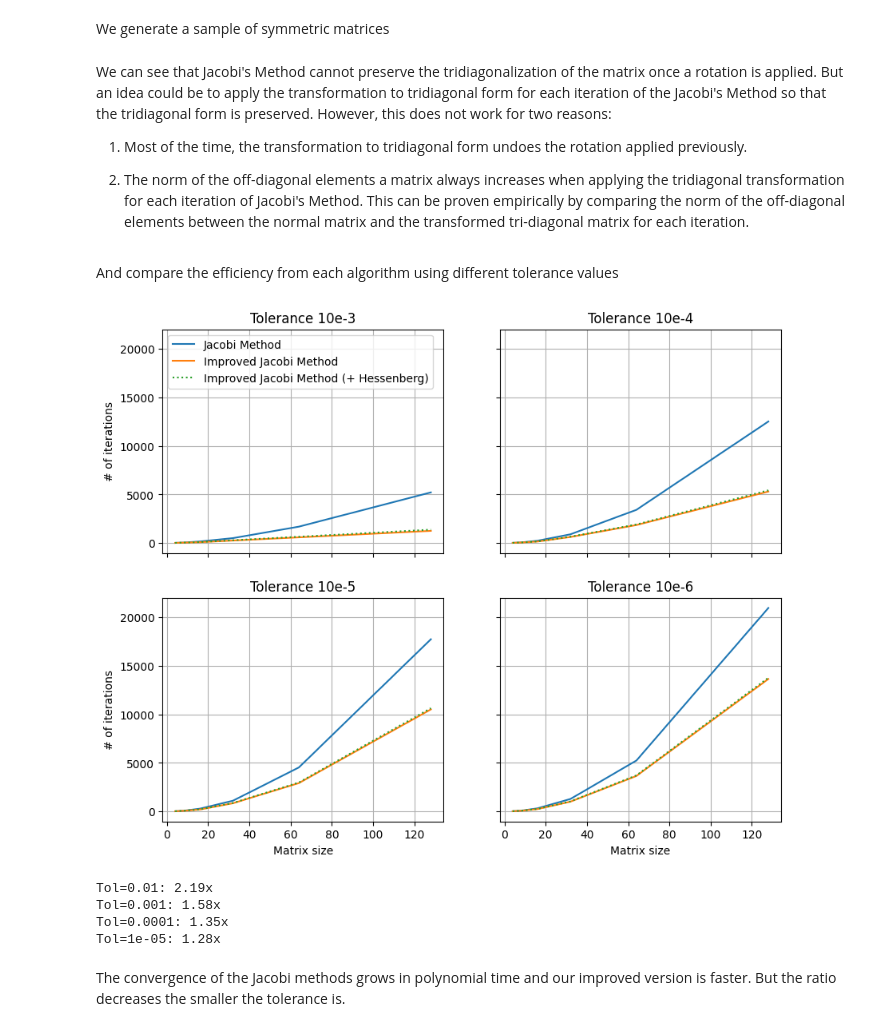
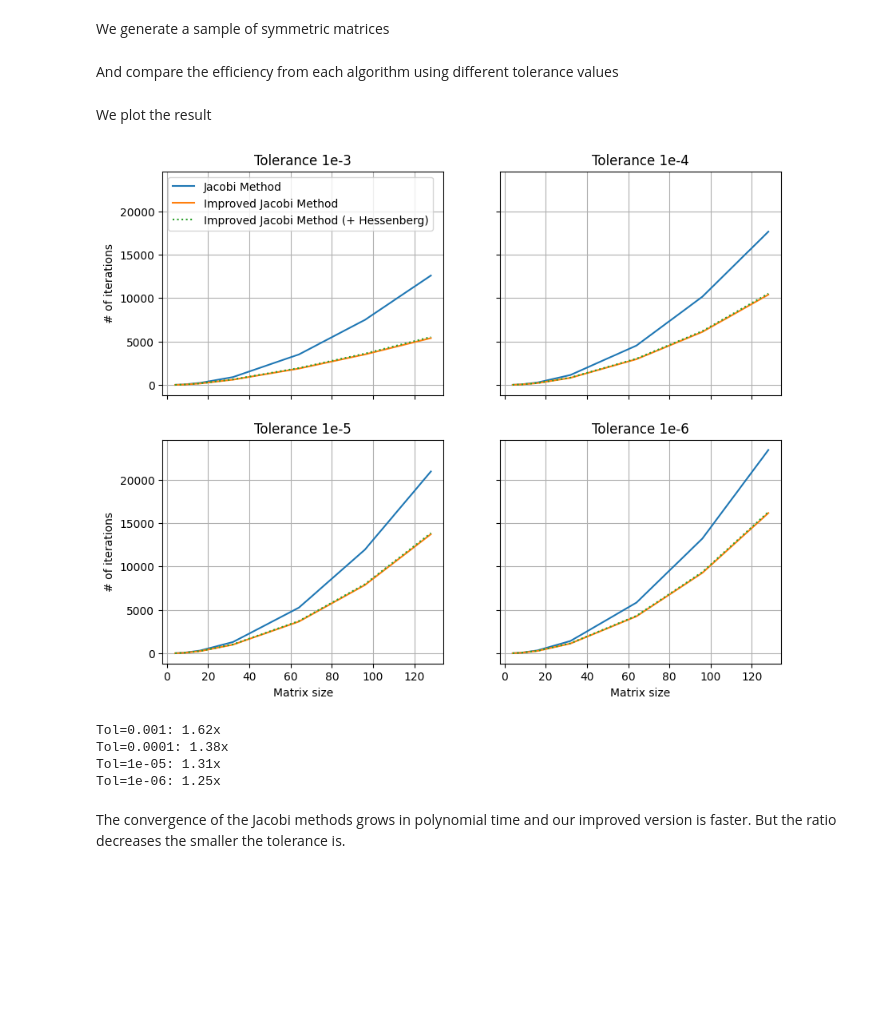
Before and after one commit to Fnixya/Go_Practice, a Jupyter notebook: opt4/Extra_Assigment_04.ipynb, the cells around one changed output. Drawn from its saved outputs; the diff is of its cells as text; code cells hidden in the pictures; blank space fills up the shorter version.

```diff
--- a/opt4/Extra_Assigment_04.ipynb
+++ b/opt4/Extra_Assigment_04.ipynb
@@ -73,6 +75,5 @@ mt = MatrixTrasformations
 # %%
-N = 4
-A = np.random.rand(N, N)
+A = np.random.rand(4, 4)
 print(A)
 print(mt.to_upper_hessenberg(A))
 # %% [output]
@@ -138,57 +137,60 @@ N_values = [4, 8, 16, 32, 64, 128] #, 256]
-# %% [markdown]
-We can see that Jacobi's Method cannot preserve the tridiagonalization of the matrix once a rotation is applied. But an idea could be to apply the transformation to tridiagonal form for each iteration of the Jacobi's Method so that the tridiagonal form is preserved. However, this does not work for two reasons:
-
-1. Most of the time, the transformation to tridiagonal form undoes the rotation applied previously.
-
-2. The norm of the off-diagonal elements a matrix always increases when applying the tridiagonal transformation for each iteration of Jacobi's Method. This can be proven empirically by comparing the norm of the off-diagonal elements between the normal matrix and the transformed tri-diagonal matrix for each iteration.
 # %% [markdown]
 And compare the efficiency from each algorithm using different tolerance values
 # %%
+def generate_symmetric_matrix(N):
+    A = np.random.rand(N, N)
+    return (A + A.T) / 2  # Ensure symmetry
+
+N_values = [4, 8, 16, 32, 64, 96, 128] #, 256]
+matrices = [generate_symmetric_matrix(N) for N in N_values]
+
 jm_results = []
 tjm_results = []
-tols = [10e-3, 10e-4, 10e-5, 10e-6]
+tols = [1e-3, 1e-4, 1e-5, 1e-6]
 for i in range(len(tols)):
     jm_results.append([])
     tjm_results.append([])
     for n, A in zip(N_values, matrices):
-        jm_results[i].append(jacobi_method(A, tols[i])[2])
-        tjm_results[i].append(tri_jacobi_method(A, tols[i])[2])
+        jm_results[i].append(JacobiMethod.solve(A, tols[i])[2])
+        tjm_results[i].append(ImprovedJacobiMethod.solve(A, tols[i])[2])
+# %% [markdown]
+We plot the result
 # %%
 import matplotlib.pyplot as plt
 
 fig, axs = plt.subplots(2, 2, gridspec_kw={'width_ratios': [1, 1]}, figsize=(10, 8), sharex=True, sharey=True)
 titles = [
-    'Tolerance 10e-3',
-    'Tolerance 10e-4',
-    'Tolerance 10e-5',
-    'Tolerance 10e-6'
+    'Tolerance 1e-3',
+    'Tolerance 1e-4',
+    'Tolerance 1e-5',
+    'Tolerance 1e-6'
 ]
 for i in range(len(tols)):
     axs[int(i/2), i%2].plot(N_values, jm_results[i], '-', label='Jacobi Method')
     axs[int(i/2), i%2].plot(N_values, tjm_results[i], '-', label='Improved Jacobi Method')
     axs[int(i/2), i%2].plot(N_values, [k+j-2 for k, j in zip(tjm_results[i], N_values)], ':', label='Improved Jacobi Method (+ Hessenberg)')
     axs[int(i/2), i%2].set_title(titles[i])
 
 axs[0, 0].legend(loc='upper left')
 for ax in axs.flat:
     ax.grid(True)
     ax.set(xlabel='Matrix size', ylabel='# of iterations')
 
 # Hide x labels and tick labels for top plots and y ticks for right plots.
 for ax in axs.flat:
     ax.label_outer()
 
 plt.show()
 
 for tol, jm, tjm in zip(tols, jm_results, tjm_results):
     ratios = [i/j for i, j in zip(jm, tjm)]
     print(f"Tol={tol}: {np.mean(ratios):.2f}x")
 # %% [output]
-[figure, old version]
+[figure, new version]
-Tol=0.01: 2.19x
-Tol=0.001: 1.58x
-Tol=0.0001: 1.35x
-Tol=1e-05: 1.28x
+Tol=0.001: 1.62x
+Tol=0.0001: 1.38x
+Tol=1e-05: 1.31x
+Tol=1e-06: 1.25x
 # %% [markdown]
 The convergence of the Jacobi methods grows in polynomial time and our improved version is faster. But the ratio decreases the smaller the tolerance is.
 # %%
```
Also changed, not shown: parts of 12 cells of this notebook.
